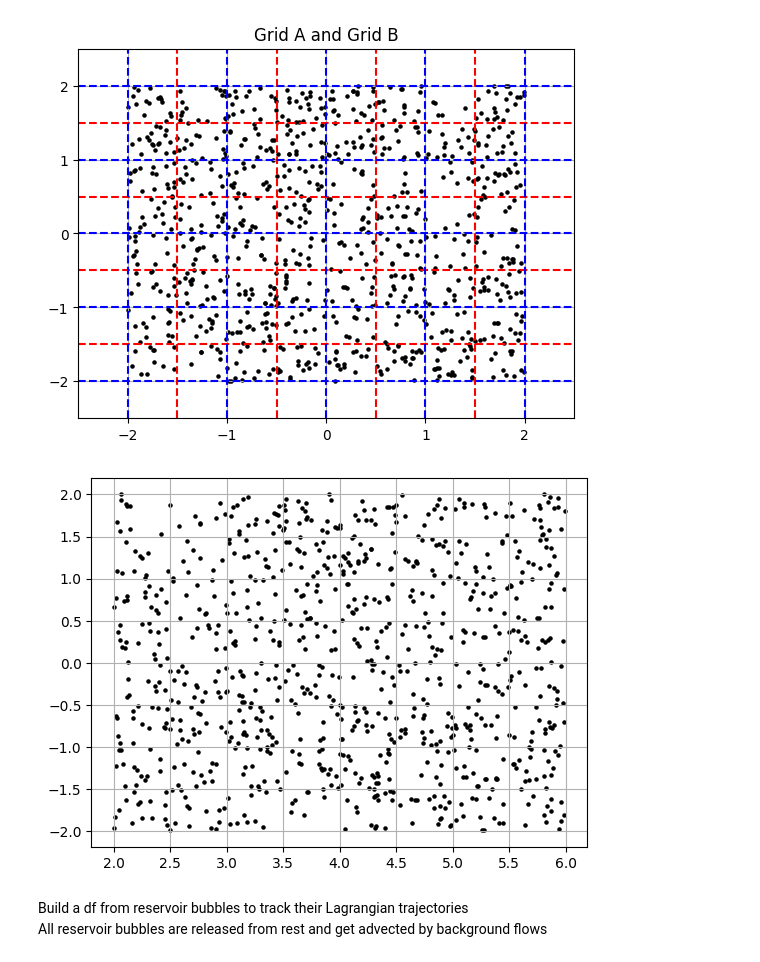
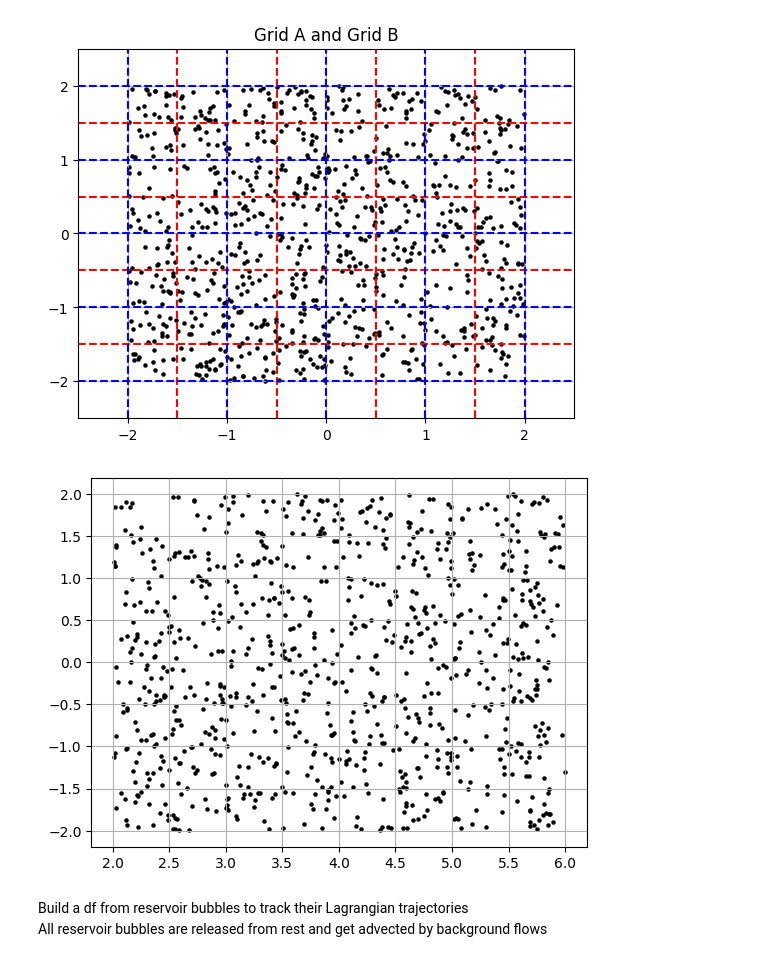
Before and after one commit to zhizhiL/norbury_rings, a Jupyter notebook: collision_main_influx.ipynb, the cells around one changed output. Drawn from its saved outputs; the diff is of its cells as text; code cells hidden in the pictures.

```diff
--- a/collision_main_influx.ipynb
+++ b/collision_main_influx.ipynb
@@ -9,7 +9,7 @@ import merge_bubbles_v3 as merge
 import advect_bubbles as adv
 import os
 # %%
-N_realisation = 0
+N_realisation = 2
 np.random.seed(N_realisation)
 N0_particle = 900
 XP0 = np.random.uniform(-2, 2, N0_particle)
@@ -18,41 +18,41 @@ YP0 = np.random.uniform(-2, 2, N0_particle)
 
 # XP0, YP0 = np.meshgrid(np.linspace(-2, 2, 30), np.linspace(-2, 2, 30))
 # XP0, YP0 = np.meshgrid(XP0, YP0)
-St0 = 0.1
+St0 = 1
 
 R_collision = 0.05
 merge_method = 'volume-weighted'
 R0 = 1
 
 path = 'velocity_results/alpha04_2D_geometry.npy'
 x_core, y_core, y_core_lower, x_ring, y_ring = np.load(path, allow_pickle=True).T
 
 xl, xr = -2, 2
 yd, yu = -2, 2
 dx_col, dy_col = 1, 1
 Nx_col, Ny_col = 4, 4
 gridA_xc, gridA_yc = np.meshgrid(np.linspace(xl+dx_col/2, xr-dx_col/2, Nx_col), np.linspace(yd+dy_col/2, yu-dy_col/2, Ny_col))
 gridB_xc, gridB_yc = np.meshgrid(np.linspace(xl, xr, Nx_col+1), np.linspace(yd, yu, Ny_col+1))
 
 
 # Plot gridA and gridB on the same figure
 plt.figure()
 for x, y in zip(gridA_xc[0],gridA_yc[:, 0]):
     plt.axhline(y, color='r', linestyle='--')
     plt.axvline(x, color='r', linestyle='--')
 
 for x, y in zip(gridB_xc[0],gridB_yc[:, 0]):
     plt.axhline(y, color='b', linestyle='--')
     plt.axvline(x, color='b', linestyle='--')
 
 plt.scatter(XP0, YP0, s=5, c='k')
 plt.title('Grid A and Grid B')
 plt.xlim(-2.5, 2.5)
 plt.ylim(-2.5, 2.5)
 plt.grid()
 plt.show()
 # %% [output]
-[figure, old version]
+[figure, new version]
 # %%
 Bubbles_df_ini = np.zeros((N0_particle, 11), dtype=np.float64)
 
@@ -109,7 +109,7 @@ plt.figure()
 plt.scatter(XP0_res, YP0_res, s=5, c='k')
 plt.grid(True)
 # %% [output]
-[figure, old version]
+[figure, new version]
 # %% [markdown]
 Build a df from reservoir bubbles to track their Lagrangian trajectories\
 All reservoir bubbles are released from rest and get advected by background flows
```
Also changed, not shown: parts of 2 cells of this notebook, 13 other files.
